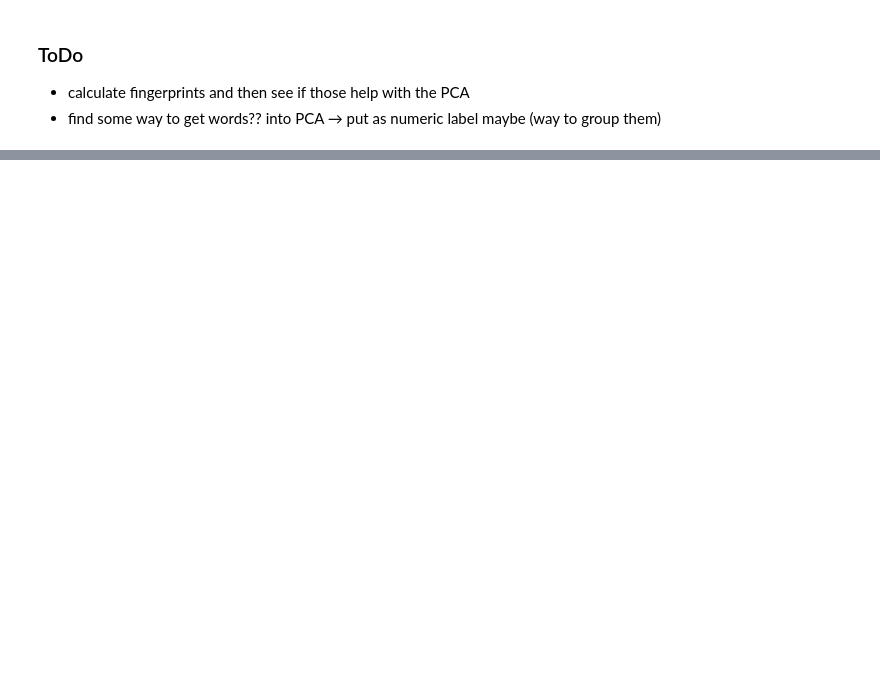
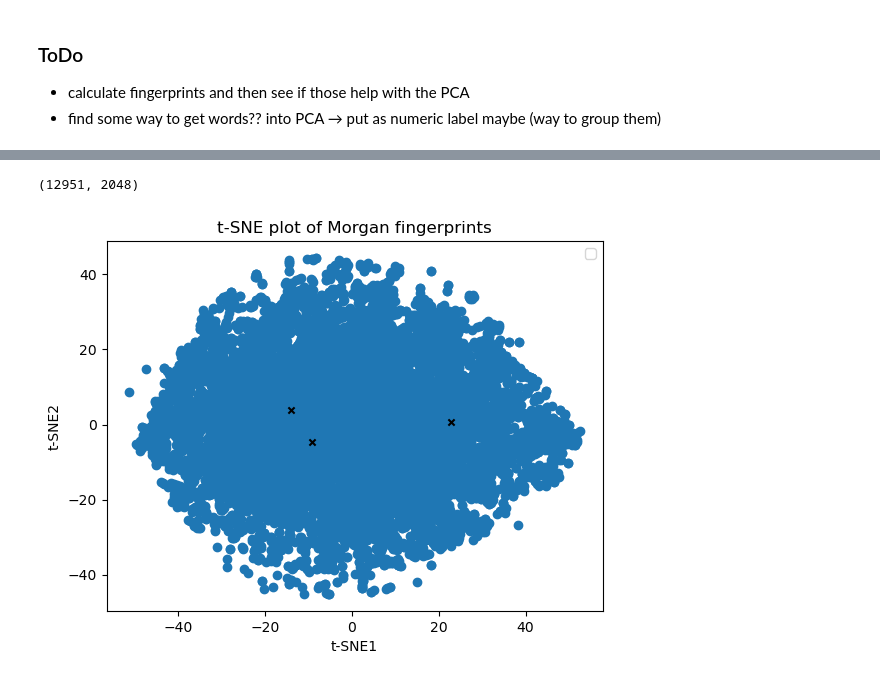
Before and after one commit to ameliehuebner/plastchem-project, a Jupyter notebook: analysis/visual.ipynb, the cells around one changed output, grey strips where cells are left out. Cells and saved outputs as stored; diff of their text form; code cells hidden in the pictures; blank space fills up the shorter version.

```diff
--- a/analysis/visual.ipynb
+++ b/analysis/visual.ipynb
@@ -27,0 +85,27 @@ plt.show()
+# %%
+valid_fps = plast_chem['Properties_morgan_fingerprint'].dropna()
+
+
+X = np.vstack(valid_fps.values) # list into 2d arr
+
+print(X.shape)
+# (n_molecules, n_bits)
+tsne = TSNE(n_components=3, random_state=1)
+reduced_data = tsne.fit_transform(X)
+# %% [output]
+(12951, 2048)
+# %%
+kmeans = KMeans(n_clusters=3)
+kmeans.fit(reduced_data)
+
+# Plot scatter plot of reduced data with cluster labels
+# do this by classes
+plt.scatter(reduced_data[:,0], reduced_data[:,1])
+plt.scatter(kmeans.cluster_centers_[:, 0], kmeans.cluster_centers_[:, 1], color='black', marker='x', s=20)
+plt.xlabel('t-SNE1')
+plt.ylabel('t-SNE2')
+plt.title('t-SNE plot of Morgan fingerprints')
+plt.legend()
+plt.show()
+# %% [output]
+[figure, added]
```
Also changed, not shown: parts of 6 cells of this notebook, 19 other files.
